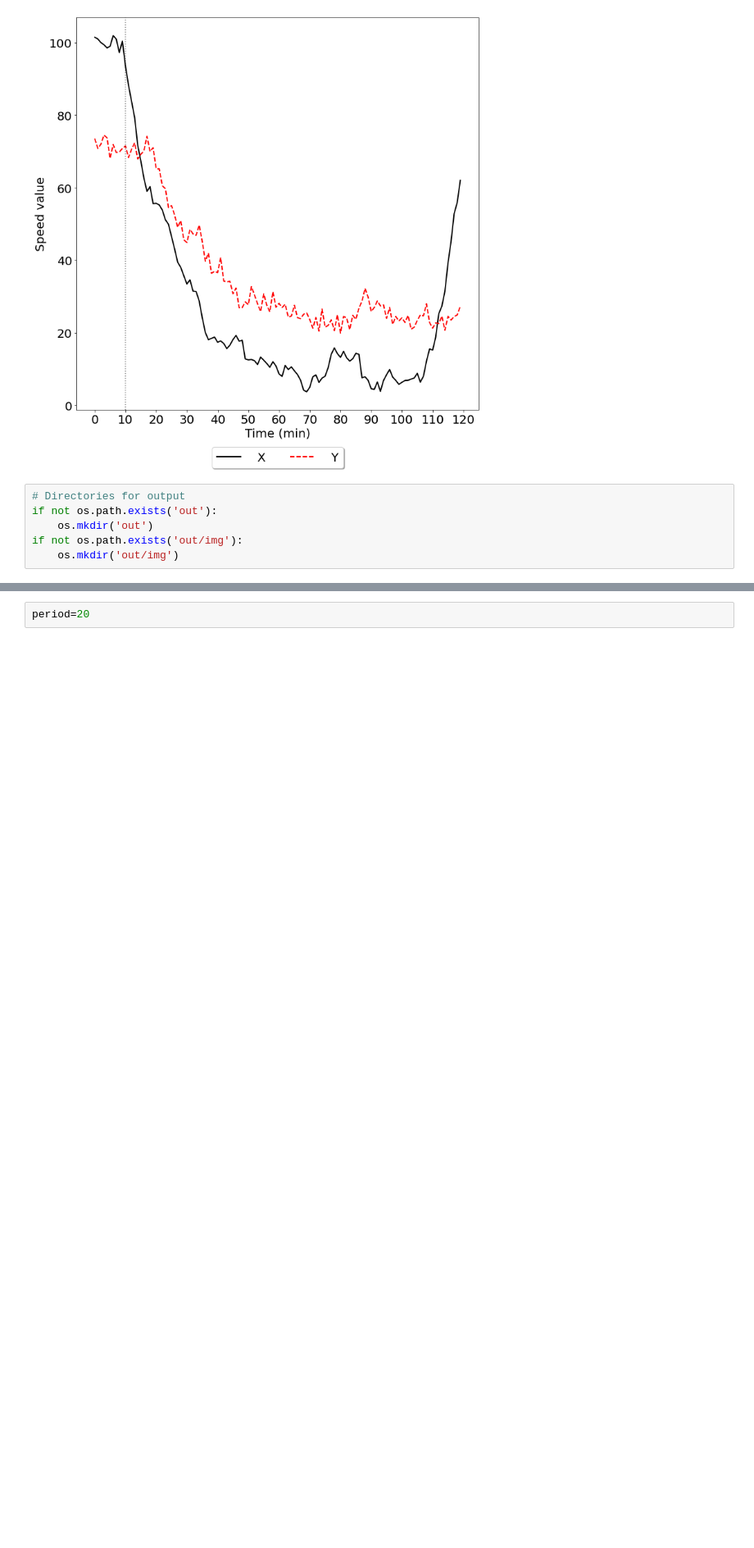
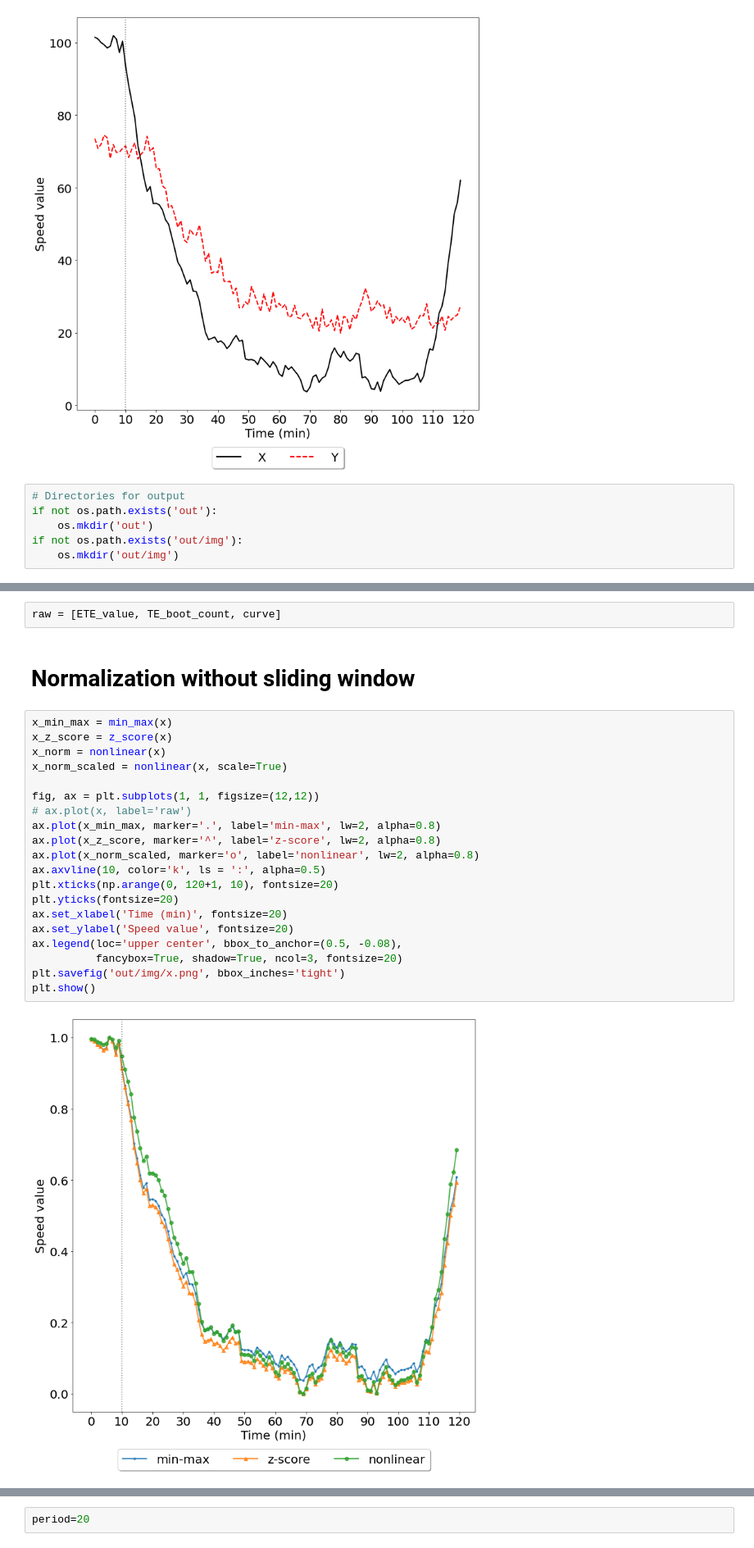
Before and after one commit to yongkyung-oh/TransferEntropy-Propagation, a Jupyter notebook: Simulation.ipynb, the cells around one changed output, grey strips where cells are left out. Shown at 82% size. Drawn from its saved outputs; the diff is of its cells as text; blank space fills up the shorter version.

```diff
--- a/Simulation.ipynb
+++ b/Simulation.ipynb
@@ -88,0 +96,26 @@ TE_boot_mean, get_mae(TE_boot_count, lag), get_rmse(TE_boot_count, lag), get_bou
+# %%
+raw = [ETE_value, TE_boot_count, curve]
+# %% [markdown]
+# Normalization without sliding window
+# %%
+x_min_max = min_max(x)
+x_z_score = z_score(x)
+x_norm = nonlinear(x)
+x_norm_scaled = nonlinear(x, scale=True)
+
+fig, ax = plt.subplots(1, 1, figsize=(12,12))
+# ax.plot(x, label='raw')
+ax.plot(x_min_max, marker='.', label='min-max', lw=2, alpha=0.8)
+ax.plot(x_z_score, marker='^', label='z-score', lw=2, alpha=0.8)
+ax.plot(x_norm_scaled, marker='o', label='nonlinear', lw=2, alpha=0.8)
+ax.axvline(10, color='k', ls = ':', alpha=0.5)
+plt.xticks(np.arange(0, 120+1, 10), fontsize=20)
+plt.yticks(fontsize=20)
+ax.set_xlabel('Time (min)', fontsize=20)
+ax.set_ylabel('Speed value', fontsize=20)
+ax.legend(loc='upper center', bbox_to_anchor=(0.5, -0.08),
+          fancybox=True, shadow=True, ncol=3, fontsize=20)
+plt.savefig('out/img/x.png', bbox_inches='tight')
+plt.show()
+# %% [output]
+[figure, added]
```
Also changed, not shown: parts of 22 cells of this notebook, 18 other files.
